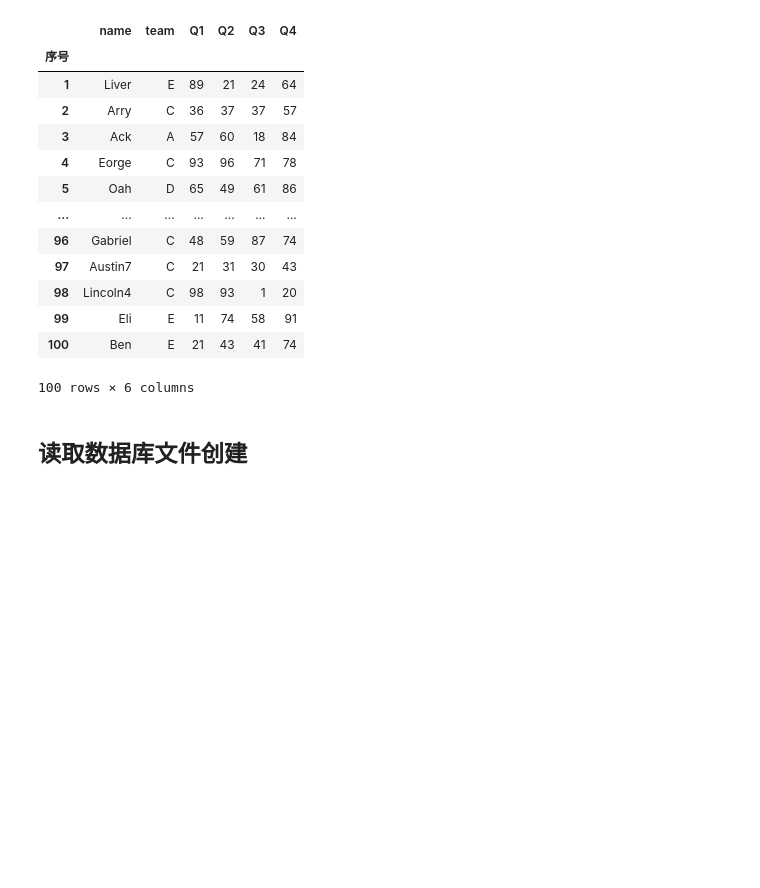
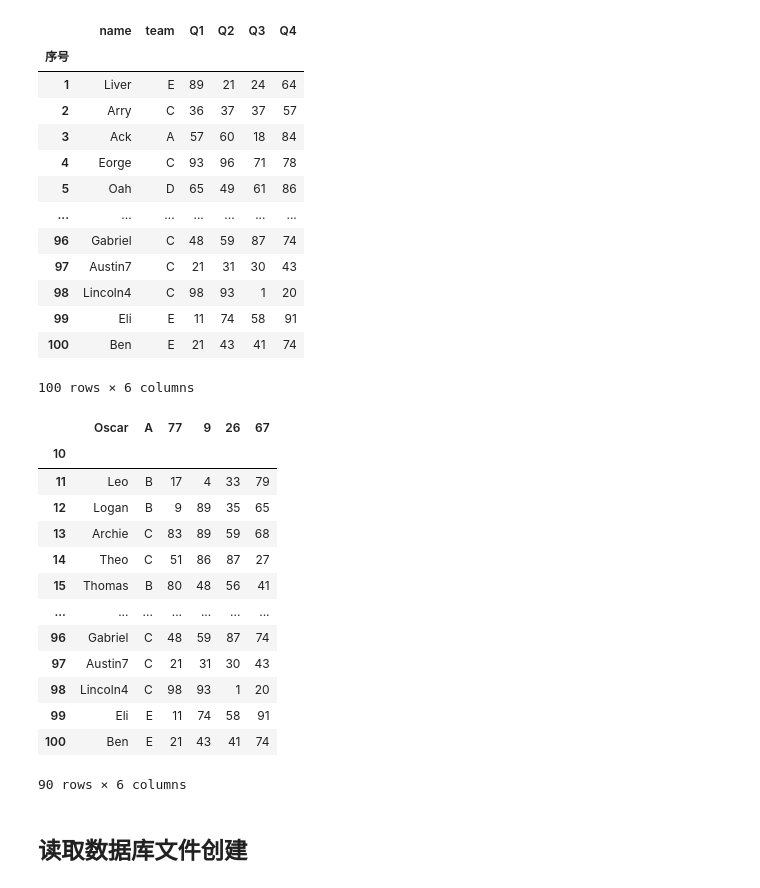
Before and after one commit to GitHub7796/gbhuPython, a Jupyter notebook: gbhuPandas/010创建df.ipynb, the cells around one changed output. Saved outputs shown, nothing was run; the diff lists cells and outputs as text; code cells hidden in the pictures; blank space fills up the shorter version.

```diff
--- a/gbhuPandas/010创建df.ipynb
+++ b/gbhuPandas/010创建df.ipynb
@@ -120,6 +125,28 @@ pd.read_excel(
 | 99 | Eli | E | 11 | 74 | 58 | 91 |
 | 100 | Ben | E | 21 | 43 | 41 | 74 |
 100 rows × 6 columns
+# %%
+pd.read_excel(
+    './data/team.xlsx'
+    ,header=0
+    ,index_col=0
+    ,skiprows=10
+    )
+# %% [output]
+|  | Oscar | A | 77 | 9 | 26 | 67 |
+| 10 |  |  |  |  |  |  |
+| 11 | Leo | B | 17 | 4 | 33 | 79 |
+| 12 | Logan | B | 9 | 89 | 35 | 65 |
+| 13 | Archie | C | 83 | 89 | 59 | 68 |
+| 14 | Theo | C | 51 | 86 | 87 | 27 |
+| 15 | Thomas | B | 80 | 48 | 56 | 41 |
+| ... | ... | ... | ... | ... | ... | ... |
+| 96 | Gabriel | C | 48 | 59 | 87 | 74 |
+| 97 | Austin7 | C | 21 | 31 | 30 | 43 |
+| 98 | Lincoln4 | C | 98 | 93 | 1 | 20 |
+| 99 | Eli | E | 11 | 74 | 58 | 91 |
+| 100 | Ben | E | 21 | 43 | 41 | 74 |
+90 rows × 6 columns
 # %%
 pd.read_excel()
 # %% [markdown]
```
Also changed, not shown: parts of 1 cell of this notebook, 23 other files.
